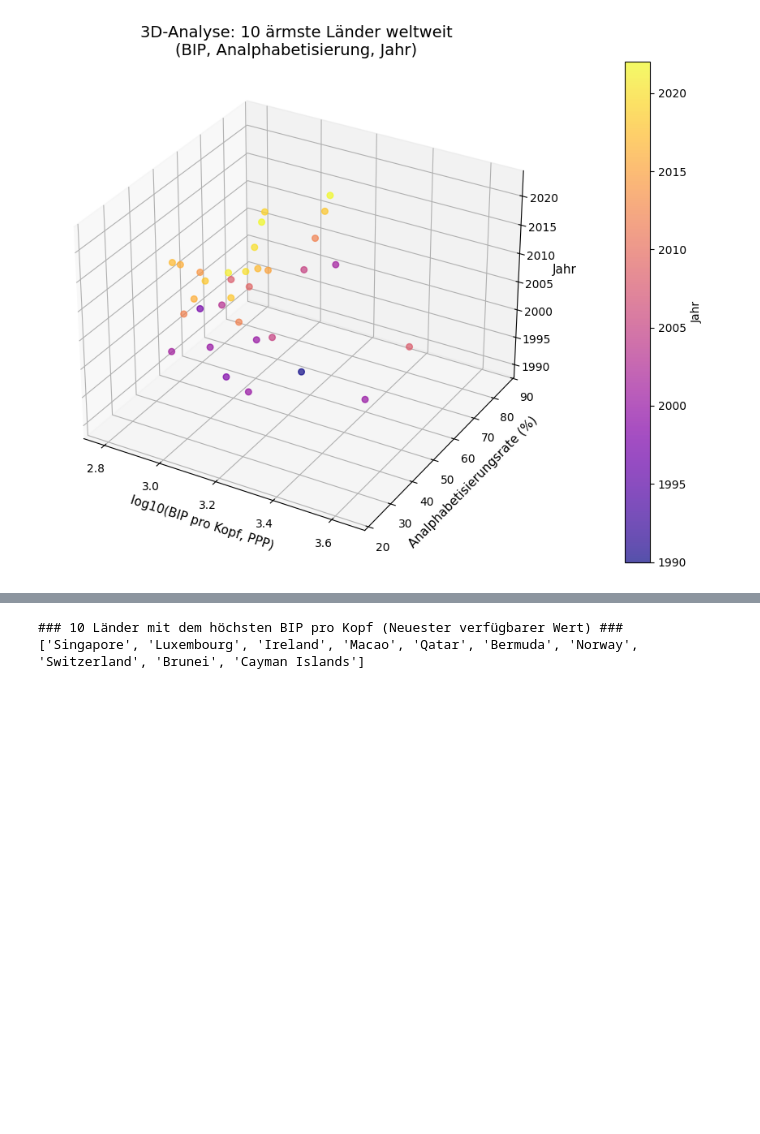
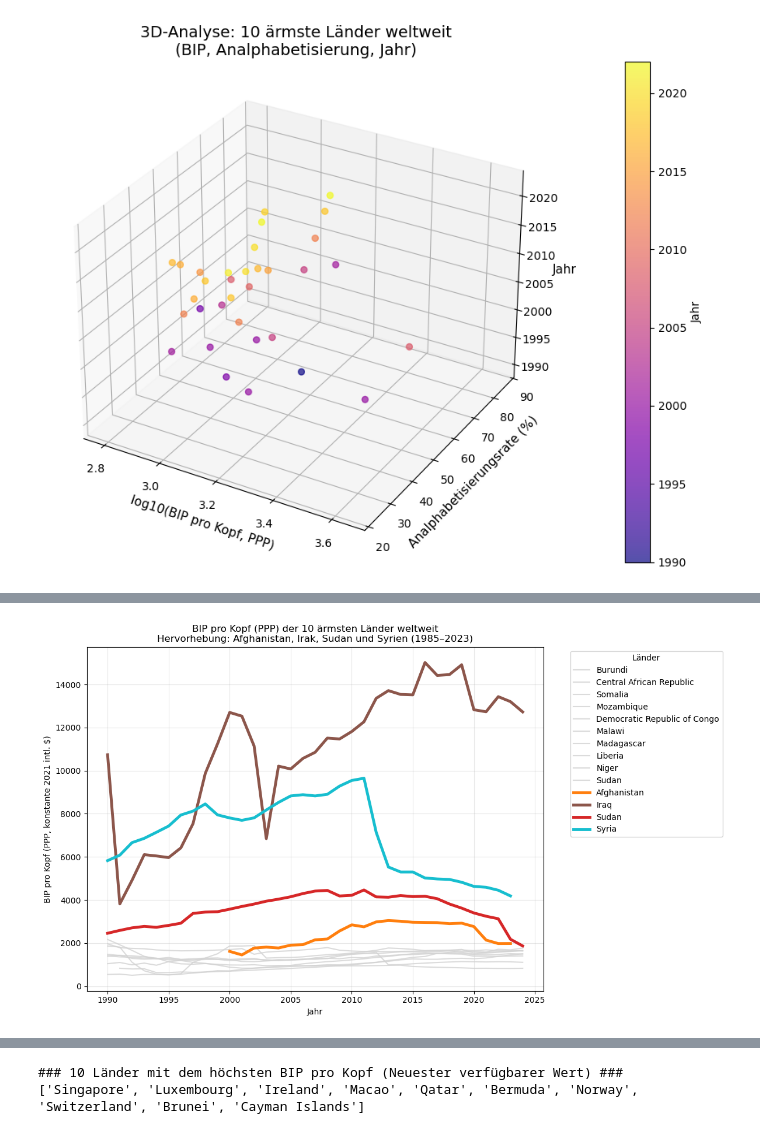
Before and after one commit to buetilia/LN-Informatik, a Jupyter notebook: LN-Informatik-main/LN-Informatik-main/Leistungsnachweis_Python_Analphabetisierung.ipynb, the cells around one changed output, grey strips where cells are left out. Drawn from its saved outputs; the diff is of its cells as text; code cells hidden in the pictures; blank space fills up the shorter version.

```diff
--- a/LN-Informatik-main/LN-Informatik-main/Leistungsnachweis_Python_Analphabetisierung.ipynb
+++ b/LN-Informatik-main/LN-Informatik-main/Leistungsnachweis_Python_Analphabetisierung.ipynb
@@ -222,0 +243,17 @@ Anzahl der Zeilen pro Jahr in den 4 Zielländern:
+# %%
+meine_laender = ["Afghanistan", "Iraq", "Sudan", "Syria"]
+
+df_zeit = df[(df["Year"] >= 1985) & (df["Year"] <= 2023)]
+
+print("\n--- Zeitliche Abdeckung der ausgewählten Länder ---")
+
+for land in meine_laender:
+    land_df = df_zeit[df_zeit["Entity"] == land]
+
+    if land_df.empty:
+        print(f"{land}: keine Daten vorhanden")
+    else:
+        print(
+            f"{land}: {land_df['Year'].min()} – {land_df['Year'].max()} "
+            f"({land_df.shape[0]} Datenpunkte)"
+        )
@@ -1030,0 +1044,68 @@ plt.show()
+# %%
+import matplotlib.pyplot as plt
+
+# Deine Länder
+meine_laender = ["Afghanistan", "Iraq", "Sudan", "Syria"]
+
+# Spaltenname
+gdp_col = "BIP pro Kopf"
+
+plt.figure(figsize=(12,7))
+
+# --- Hintergrund: 10 ärmste Länder ---
+for land in poorest_10:
+    land_df = (
+        df[(df["Land"] == land) & (df["Jahr"] >= 1985)]
+        .sort_values("Jahr")
+    )
+    plt.plot(
+        land_df["Jahr"],
+        land_df[gdp_col],
+        color="lightgray",
+        linewidth=1.5,
+        alpha=0.8,
+        label=land
+    )
+
+# --- Hervorhebung: deine Länder ---
+farben = {
+    "Afghanistan": "tab:orange",
+    "Iraq": "tab:brown",
+    "Sudan": "tab:red",
+    "Syria": "tab:cyan"
+}
+
+for land in meine_laender:
+    land_df = (
+        df[(df["Land"] == land) & (df["Jahr"] >= 1985)]
+        .sort_values("Jahr")
+    )
+    if not land_df.empty:
+        plt.plot(
+            land_df["Jahr"],
+            land_df[gdp_col],
+            linewidth=3.5,          # 🔴 dicker
+            color=farben[land],
+            label=land
+        )
+
+# Titel & Achsen
+plt.title(
+    "BIP pro Kopf (PPP) der 10 ärmsten Länder weltweit\n"
+    "Hervorhebung: Afghanistan, Irak, Sudan und Syrien (1985–2023)"
+)
+plt.xlabel("Jahr")
+plt.ylabel("BIP pro Kopf (PPP, konstante 2021 intl. $)")
+plt.grid(alpha=0.3)
+
+# Legende
+plt.legend(
+    title="Länder",
+    bbox_to_anchor=(1.05, 1),
+    loc="upper left"
+)
+
+plt.tight_layout()
+plt.show()
+# %% [output]
+[figure, added]
```
Also changed, not shown: parts of 87 cells of this notebook.
